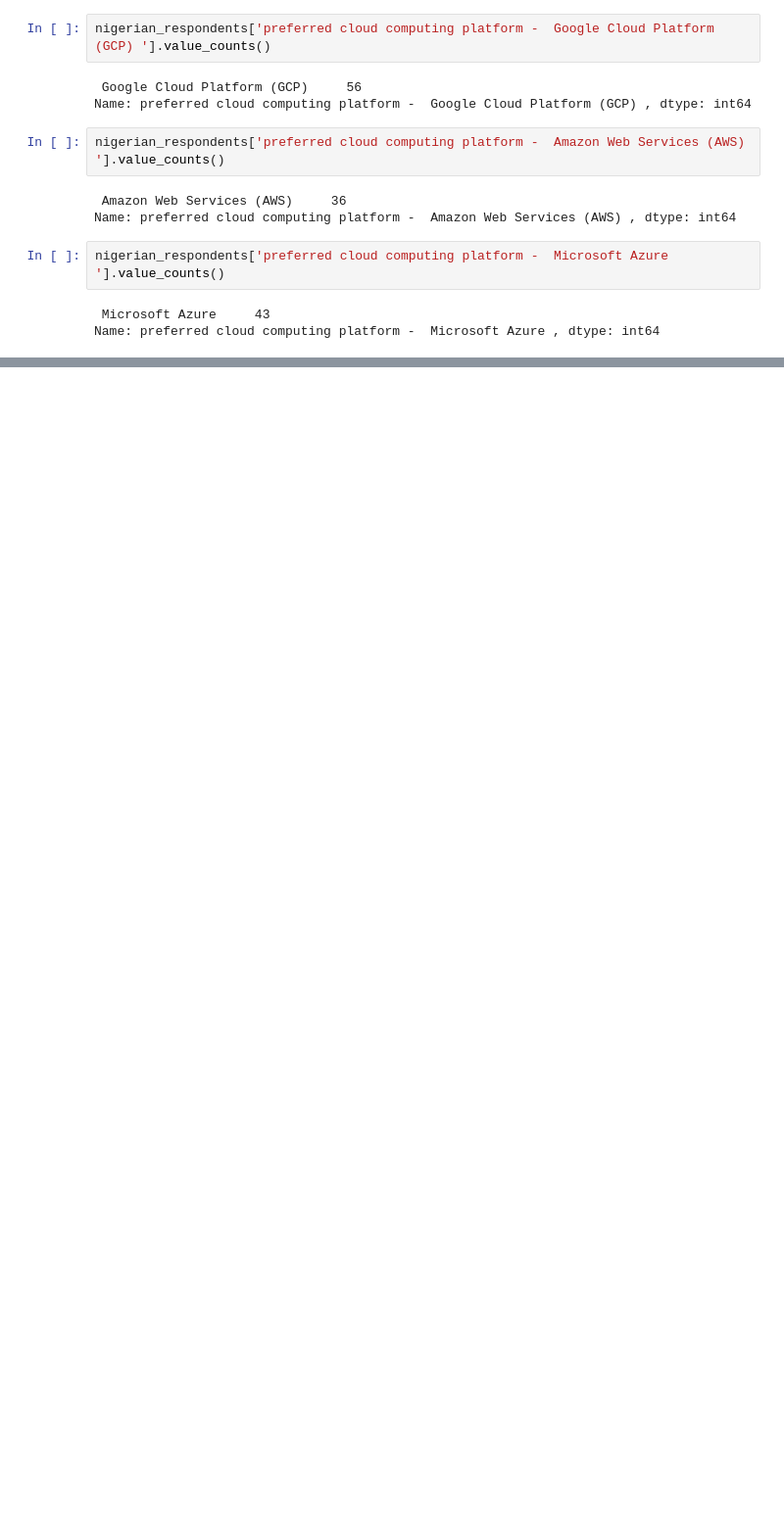
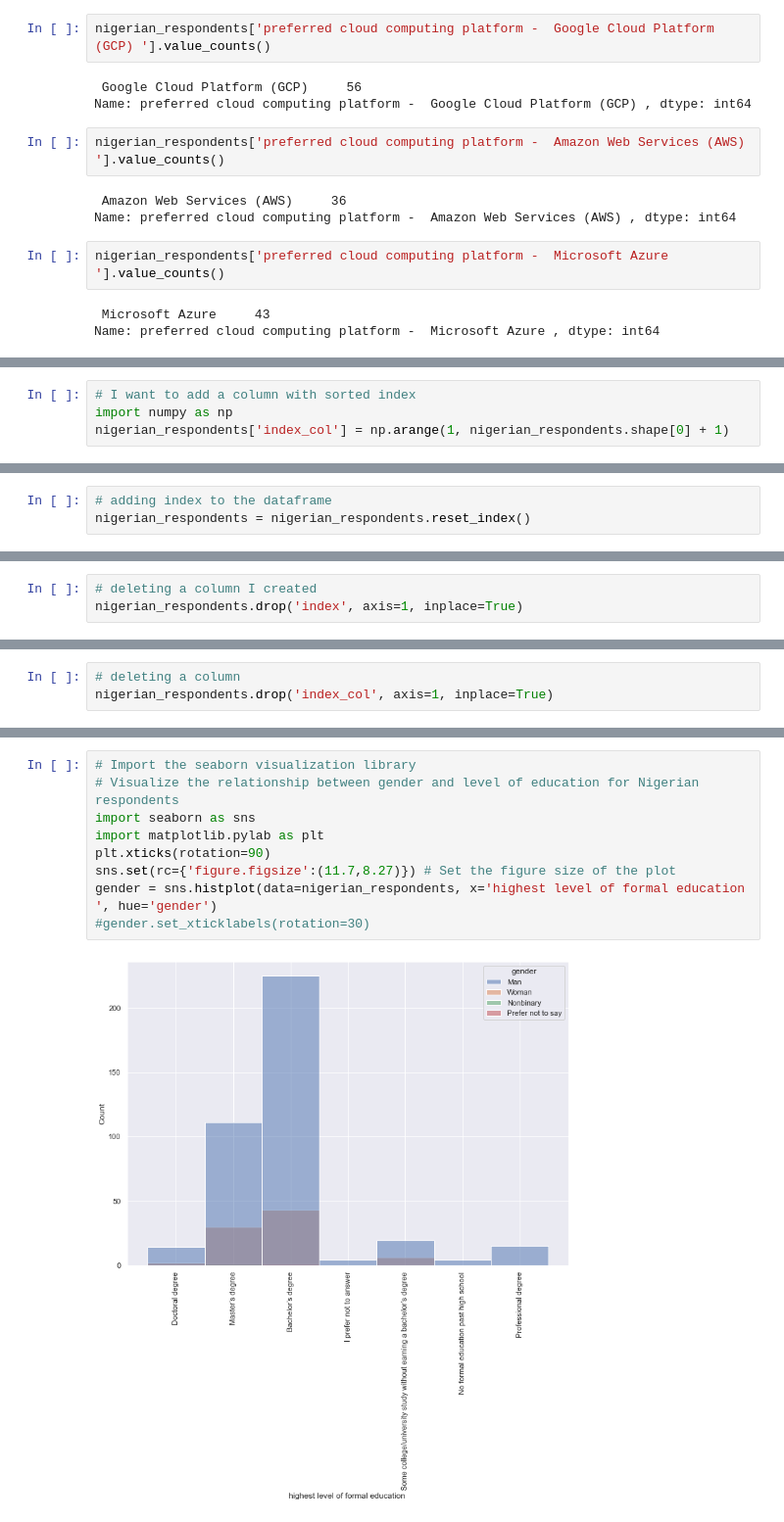
Before and after one commit to iPablo26/2020-Kaggle-Machine-Learning-Data-Science-Survey, a Jupyter notebook: 2020 Kaggle Machine Learning & Data Science Survey.ipynb, the cells around one changed output, grey strips where cells are left out. Shown at 98% size. Saved outputs shown, nothing was run; the diff lists cells and outputs as text; blank space fills up the shorter version.

```diff
--- a/2020 Kaggle Machine Learning & Data Science Survey.ipynb
+++ b/2020 Kaggle Machine Learning & Data Science Survey.ipynb
@@ -183,0 +186,4 @@ Name: preferred cloud computing platform -  Microsoft Azure , dtype: int64
+# %%
+# I want to add a column with sorted index
+import numpy as np
+nigerian_respondents['index_col'] = np.arange(1, nigerian_respondents.shape[0] + 1)
@@ -183,0 +212,3 @@ Name: preferred cloud computing platform -  Microsoft Azure , dtype: int64
+# %%
+# adding index to the dataframe
+nigerian_respondents = nigerian_respondents.reset_index()
@@ -183,0 +231,3 @@ Name: preferred cloud computing platform -  Microsoft Azure , dtype: int64
+# %%
+# deleting a column I created
+nigerian_respondents.drop('index', axis=1, inplace=True)
@@ -183,0 +259,3 @@ Name: preferred cloud computing platform -  Microsoft Azure , dtype: int64
+# %%
+# deleting a column
+nigerian_respondents.drop('index_col', axis=1, inplace=True)
@@ -183,0 +278,11 @@ Name: preferred cloud computing platform -  Microsoft Azure , dtype: int64
+# %%
+# Import the seaborn visualization library
+# Visualize the relationship between gender and level of education for Nigerian respondents
+import seaborn as sns
+import matplotlib.pylab as plt
+plt.xticks(rotation=90)
+sns.set(rc={'figure.figsize':(11.7,8.27)}) # Set the figure size of the plot
+gender = sns.histplot(data=nigerian_respondents, x='highest level of formal education ', hue='gender')
+#gender.set_xticklabels(rotation=30)
+# %% [output]
+[figure, added]
```
Also changed, not shown: parts of 8 cells of this notebook.
